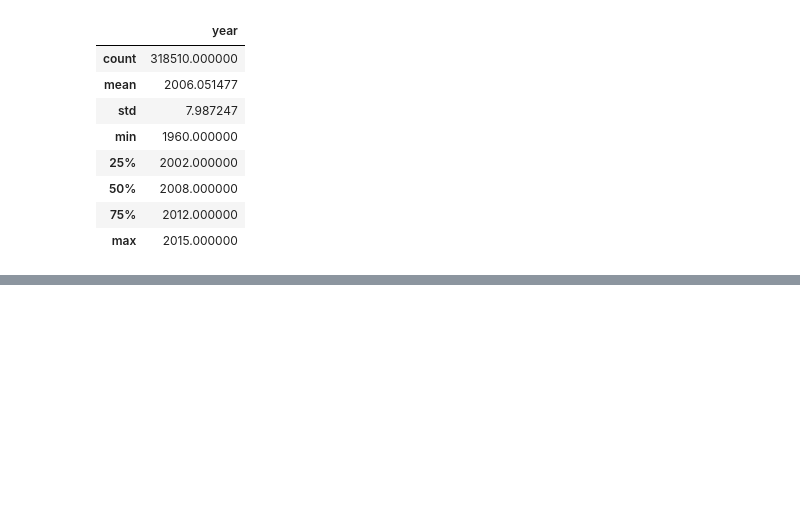
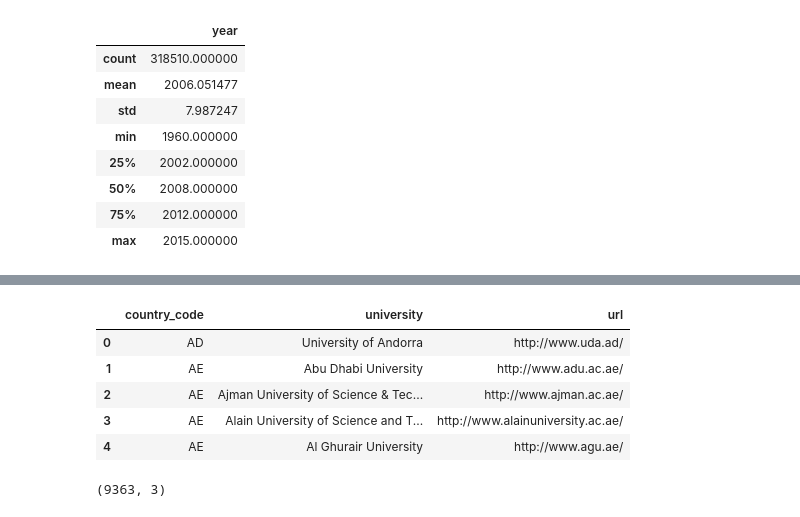
Before and after one commit to joostverkaik/influence-tech-companies, a Jupyter notebook: DBLP_Analysis.ipynb, the cells around one changed output, grey strips where cells are left out. Saved outputs shown, nothing was run; the diff lists cells and outputs as text; code cells hidden in the pictures; blank space fills up the shorter version.

```diff
--- a/DBLP_Analysis.ipynb
+++ b/DBLP_Analysis.ipynb
@@ -58,0 +63,13 @@ df.to_pickle('dblp.p')
+# %%
+univs.head()
+# %% [output]
+|  | country_code | university | url |
+| 0 | AD | University of Andorra | http://www.uda.ad/ |
+| 1 | AE | Abu Dhabi University | http://www.adu.ac.ae/ |
+| 2 | AE | Ajman University of Science & Tec... | http://www.ajman.ac.ae/ |
+| 3 | AE | Alain University of Science and T... | http://www.alainuniversity.ac.ae/ |
+| 4 | AE | Al Ghurair University | http://www.agu.ae/ |
+# %%
+univs.shape
+# %% [output]
+(9363, 3)
```
Also changed, not shown: parts of 14 cells of this notebook, 15 other files.
